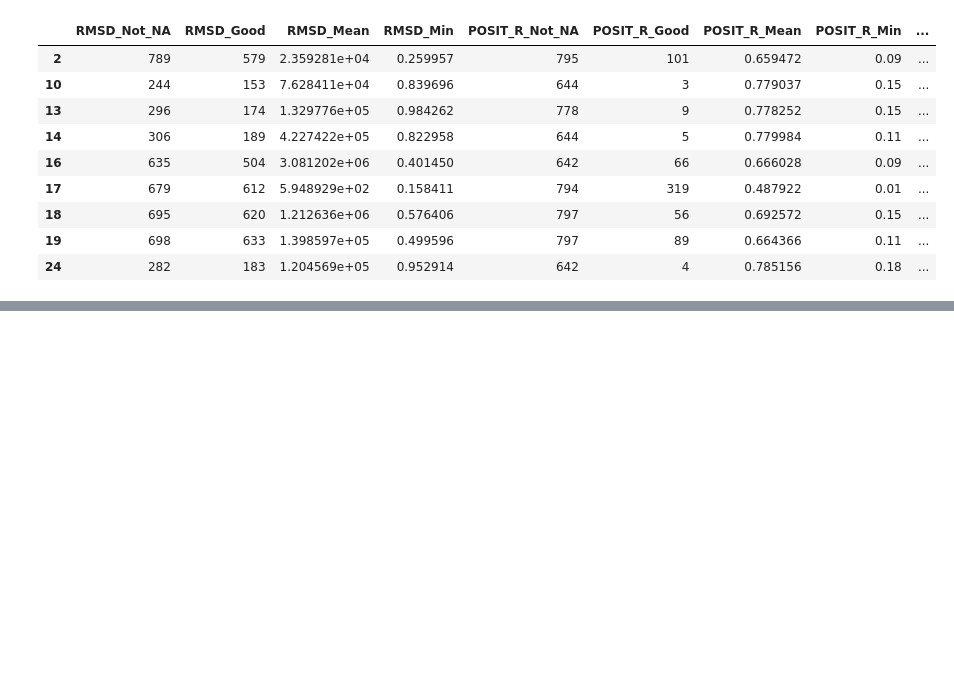
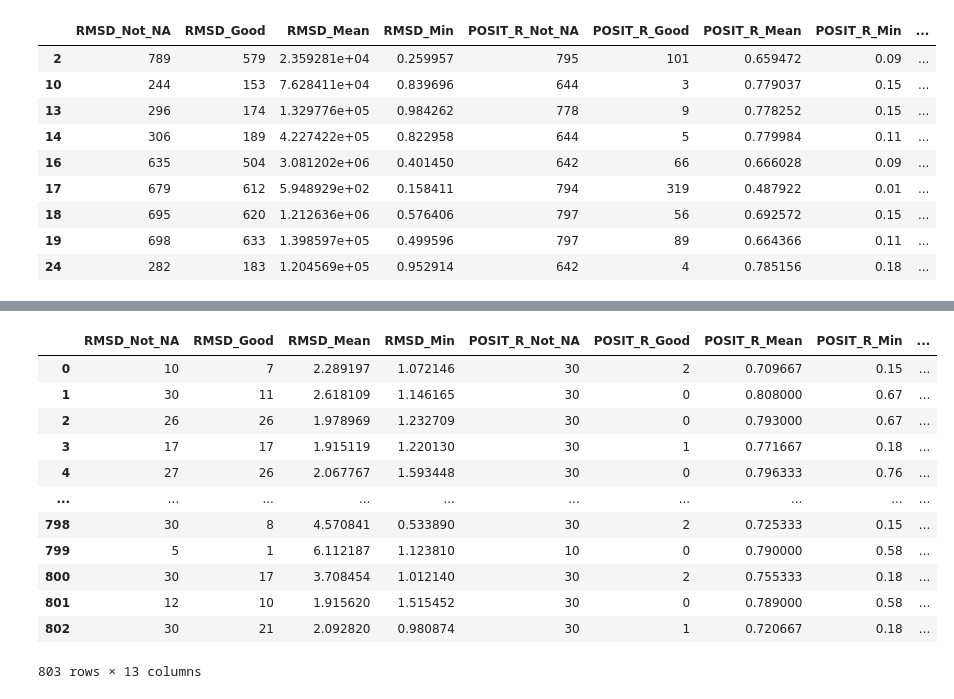
Before and after one commit to asapdiscovery/asapdiscovery, a Jupyter notebook: notebook/test-dashboard-creation.ipynb, the cells around one changed output, grey strips where cells are left out. Saved outputs shown, nothing was run; the diff lists cells and outputs as text; code cells hidden in the pictures; blank space fills up the shorter version.

```diff
--- a/notebook/test-dashboard-creation.ipynb
+++ b/notebook/test-dashboard-creation.ipynb
@@ -87,3 +87,21 @@ alldf[alldf.RMSD > 10]
 | 9656 | ERI-UCB-a0b0dbcb-8_0A | 7DR9 | /lila/data/chodera/kaminowb/stere... | 8.427809e+08 | 0.18 | -7.363606 | NaN | 0.82 | ... |
 | 9658 | ERI-UCB-a0b0dbcb-8_0A | 7D3C | /lila/data/chodera/kaminowb/stere... | 1.956562e+09 | 0.18 | -6.991251 | NaN | 0.82 | ... |
 | 9659 | ERI-UCB-a0b0dbcb-8_0A | 6VH1 | /lila/data/chodera/kaminowb/stere... | 3.936051e+07 | 0.05 | 13.855348 | NaN | 0.95 | ... |
+# %%
+by_compound = pd.read_csv("/Volumes/Rohirrim/local_test/mers_hallucination_hybrid/posit_hybrid_no_relax/by_compound.csv")
+# %%
+by_compound
+# %% [output]
+|  | RMSD_Not_NA | RMSD_Good | RMSD_Mean | RMSD_Min | POSIT_R_Not_NA | POSIT_R_Good | POSIT_R_Mean | POSIT_R_Min | ... |
+| 0 | 10 | 7 | 2.289197 | 1.072146 | 30 | 2 | 0.709667 | 0.15 | ... |
+| 1 | 30 | 11 | 2.618109 | 1.146165 | 30 | 0 | 0.808000 | 0.67 | ... |
+| 2 | 26 | 26 | 1.978969 | 1.232709 | 30 | 0 | 0.793000 | 0.67 | ... |
+| 3 | 17 | 17 | 1.915119 | 1.220130 | 30 | 1 | 0.771667 | 0.18 | ... |
+| 4 | 27 | 26 | 2.067767 | 1.593448 | 30 | 0 | 0.796333 | 0.76 | ... |
+| ... | ... | ... | ... | ... | ... | ... | ... | ... | ... |
+| 798 | 30 | 8 | 4.570841 | 0.533890 | 30 | 2 | 0.725333 | 0.15 | ... |
+| 799 | 5 | 1 | 6.112187 | 1.123810 | 10 | 0 | 0.790000 | 0.58 | ... |
+| 800 | 30 | 17 | 3.708454 | 1.012140 | 30 | 2 | 0.755333 | 0.18 | ... |
+| 801 | 12 | 10 | 1.915620 | 1.515452 | 30 | 0 | 0.789000 | 0.58 | ... |
+| 802 | 30 | 21 | 2.092820 | 0.980874 | 30 | 1 | 0.720667 | 0.18 | ... |
+803 rows × 13 columns
```
Also changed, not shown: 1 other file.
